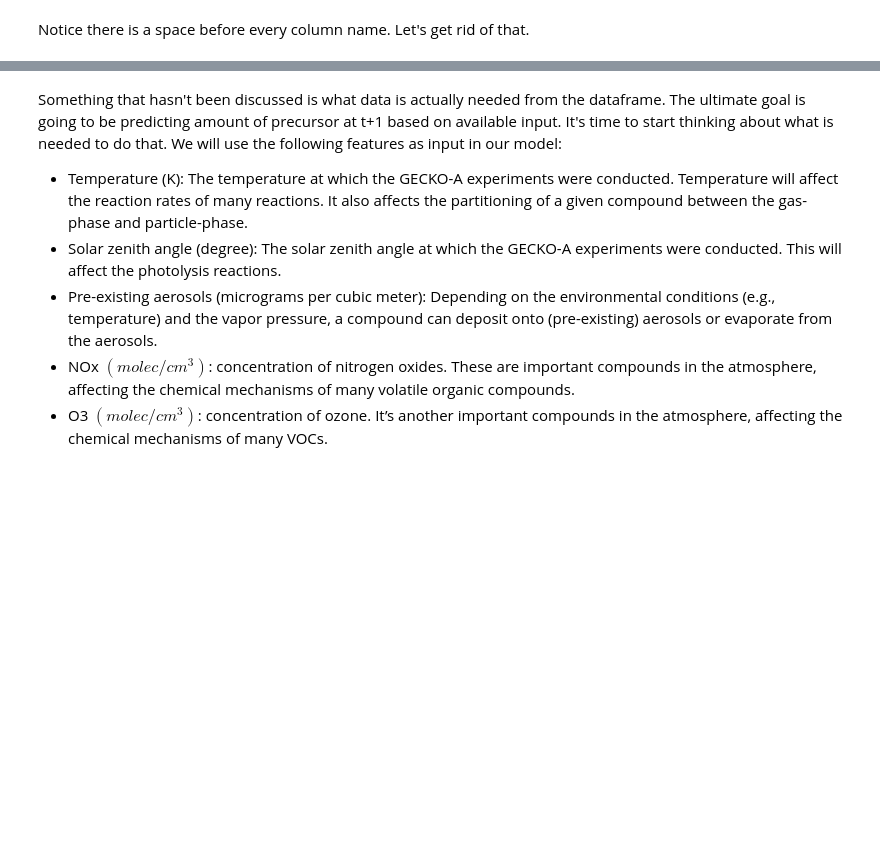
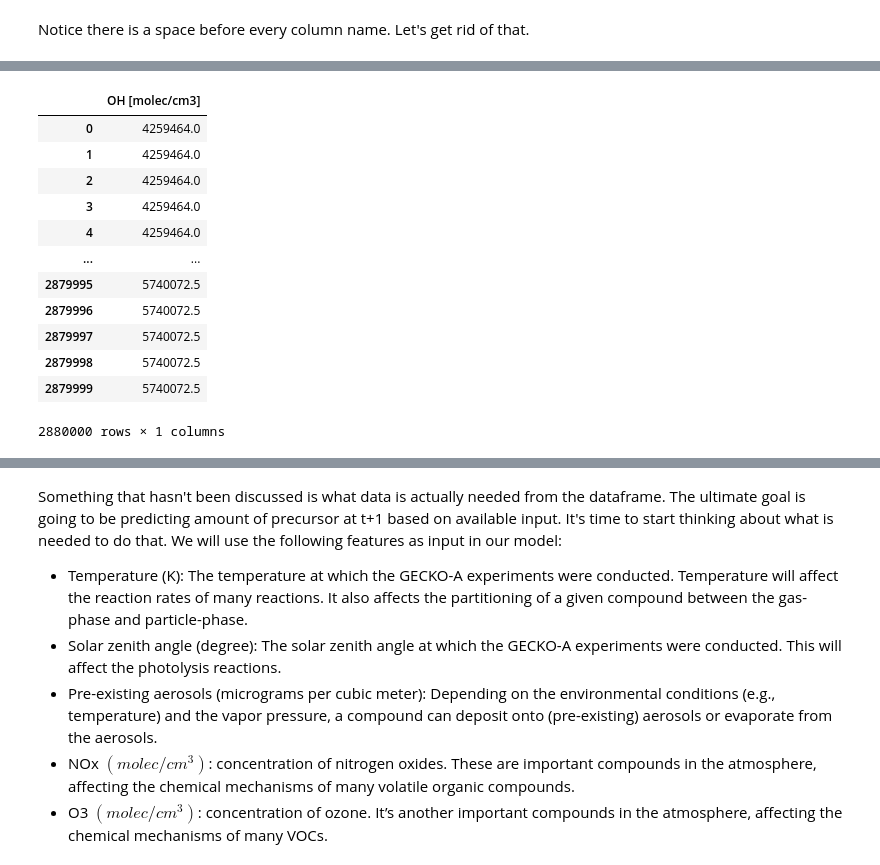
Before and after one commit to NCAR/ai4essportal, a Jupyter notebook: NB1_data_exploration.ipynb, the cells around one changed output, grey strips where cells are left out. Drawn from its saved outputs; the diff is of its cells as text; code cells hidden in the pictures; blank space fills up the shorter version.

```diff
--- a/NB1_data_exploration.ipynb
+++ b/NB1_data_exploration.ipynb
@@ -378,0 +368,16 @@ Notice there is a space before every column name. Let's get rid of that.
+# %%
+OH
+# %% [output]
+|  | OH [molec/cm3] |
+| 0 | 4259464.0 |
+| 1 | 4259464.0 |
+| 2 | 4259464.0 |
+| 3 | 4259464.0 |
+| 4 | 4259464.0 |
+| ... | ... |
+| 2879995 | 5740072.5 |
+| 2879996 | 5740072.5 |
+| 2879997 | 5740072.5 |
+| 2879998 | 5740072.5 |
+| 2879999 | 5740072.5 |
+2880000 rows × 1 columns
```
Also changed, not shown: parts of 19 cells of this notebook.
